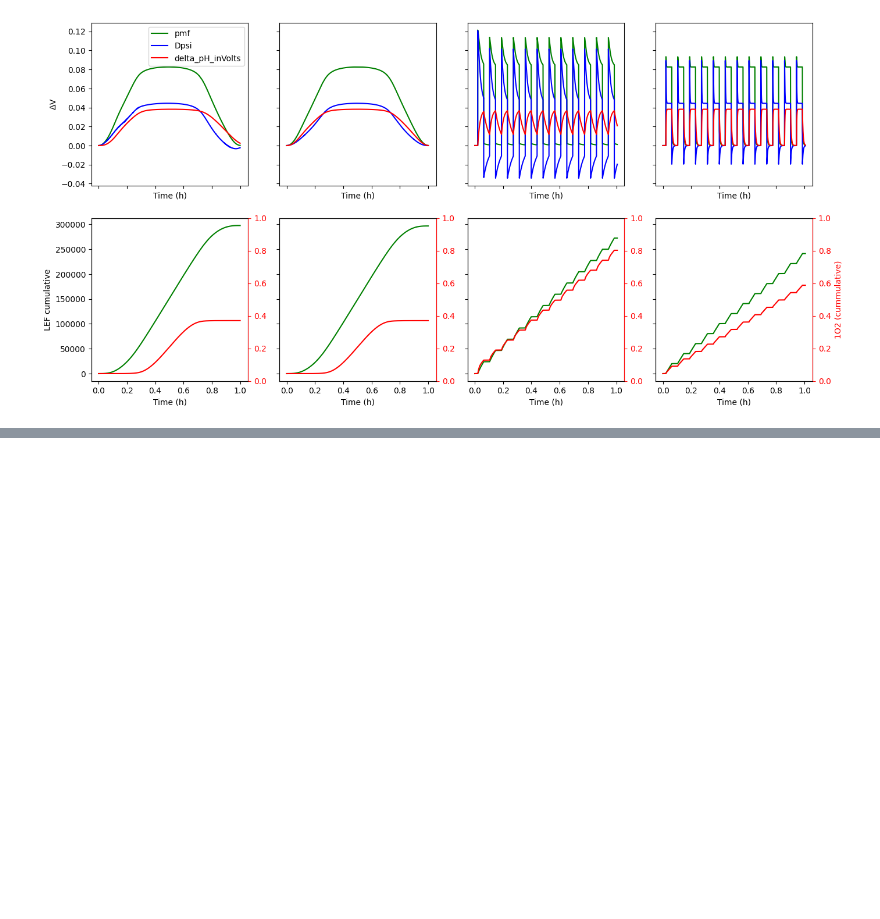
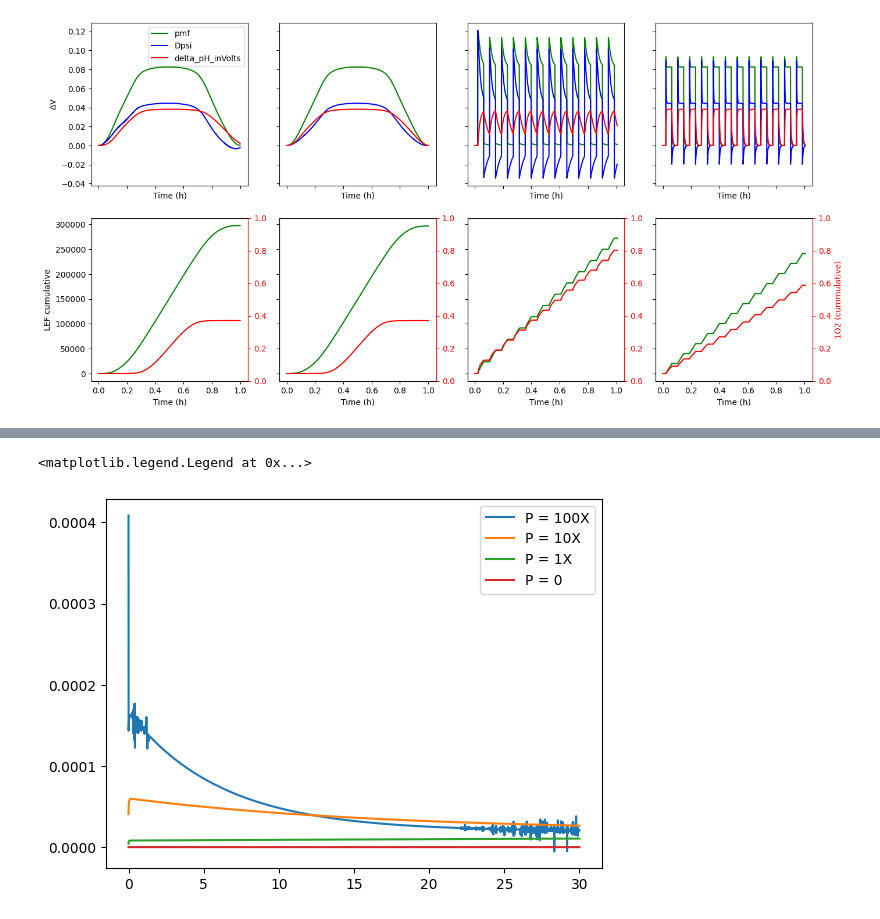
Before and after one commit to Computational-Biology-Aachen/mxl-models, a Jupyter notebook: docs/davis2017.ipynb, the cells around one changed output, grey strips where cells are left out. Cells and saved outputs as stored; diff of their text form; code cells hidden in the pictures; blank space fills up the shorter version.

```diff
--- a/docs/davis2017.ipynb
+++ b/docs/davis2017.ipynb
@@ -418,6 +418,24 @@ def make_waves():
                         pulse_duration, pulse_intensity, recovery_duration, recovery_intensity,
                         rise_time, time_units, point_frequency, repeat_cycles)
     light_pattern['one_hour_5_min_cycle_square_wave_max_PAR_600']=wave
+
+    #a single, 5-min square wave with peak intensity of 300 uE
+    baseline_duration=150 #in seconds
+    baseline_intensity=0 #dark baseline
+    pulse_duration=300 #300 seconds pulse
+    pulse_intensity=300 #pulse is 1000 units
+    recovery_duration = 600 #100 seconds recovery
+    recovery_intensity=0 #recovery is dark
+    rise_time=1 #100 ms for the light to rise
+    time_units='seconds'
+    point_frequency=100 #start with a frequency of 1000 points per subtrace
+    repeat_cycles=1 #do this once
+    wave=generate_square_wave_based_light_sequence (baseline_duration, baseline_intensity,
+                        pulse_duration, pulse_intensity, recovery_duration, recovery_intensity,
+                        rise_time, time_units, point_frequency, repeat_cycles)
+
+    light_pattern['single_square_5_min_300_max']=wave
+
     return(light_pattern)
 # %%
 light_pattern = make_waves()
@@ -654 +653,5 @@ rhs_very_fast = s_very_fast.simulate_protocol(protocol, time_points_per_step=100
+# %%
+s_very_fast = Simulator(get_davis2017()).update_variables(y0).update_parameter("P_K",600000)
+# rhs_very_fast = s_very_fast.simulate_protocol(protocol).get_result().unwrap_or_err().get_right_hand_side()
+very_fast = s_very_fast.simulate_protocol(protocol).get_result().unwrap_or_err().get_combined()
 # %%
@@ -661,0 +674,10 @@ var = ["K_lu", "LEF", "ATP"]
+# %%
+very_fast[very_fast.index < 30]["v_VKC"].plot(label = "P = 100X")
+fast[fast.index < 30]["v_VKC"].plot(label = "P = 10X")
+norm[norm.index < 30]["v_VKC"].plot(label = "P = 1X")
+zero[zero.index < 30]["v_VKC"].plot(label = "P = 0")
+
+plt.legend()
+# %% [output]
+<matplotlib.legend.Legend at 0x...>
+[figure, added]
```
Also changed, not shown: parts of 9 cells of this notebook, 3 other files.
